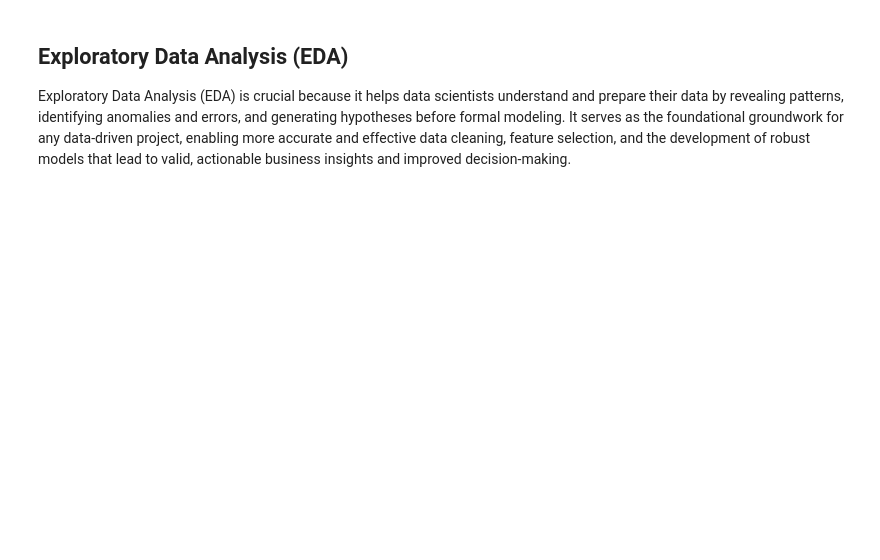
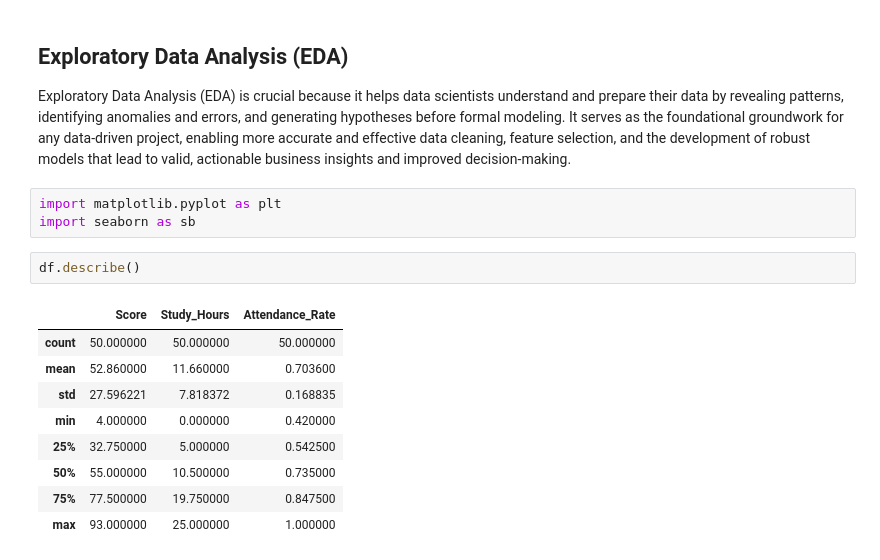
Before and after one commit to swpyaehmuehtet/MachineLearning, a Jupyter notebook: SupervisedLearning/StudentGradePrediction_Supervised.ipynb, the cells around one changed output. Drawn from its saved outputs; the diff is of its cells as text; blank space fills up the shorter version.

```diff
--- a/SupervisedLearning/StudentGradePrediction_Supervised.ipynb
+++ b/SupervisedLearning/StudentGradePrediction_Supervised.ipynb
@@ -150,3 +150,18 @@ df
 ## Exploratory Data Analysis (EDA)
 
 Exploratory Data Analysis (EDA) is crucial because it helps data scientists understand and prepare their data by revealing patterns, identifying anomalies and errors, and generating hypotheses before formal modeling. It serves as the foundational groundwork for any data-driven project, enabling more accurate and effective data cleaning, feature selection, and the development of robust models that lead to valid, actionable business insights and improved decision-making.
+# %%
+import matplotlib.pyplot as plt
+import seaborn as sb
+# %%
+df.describe()
+# %% [output]
+|  | Score | Study_Hours | Attendance_Rate |
+| count | 50.000000 | 50.000000 | 50.000000 |
+| mean | 52.860000 | 11.660000 | 0.703600 |
+| std | 27.596221 | 7.818372 | 0.168835 |
+| min | 4.000000 | 0.000000 | 0.420000 |
+| 25% | 32.750000 | 5.000000 | 0.542500 |
+| 50% | 55.000000 | 10.500000 | 0.735000 |
+| 75% | 77.500000 | 19.750000 | 0.847500 |
+| max | 93.000000 | 25.000000 | 1.000000 |
```
Also changed, not shown: parts of 7 cells of this notebook.
